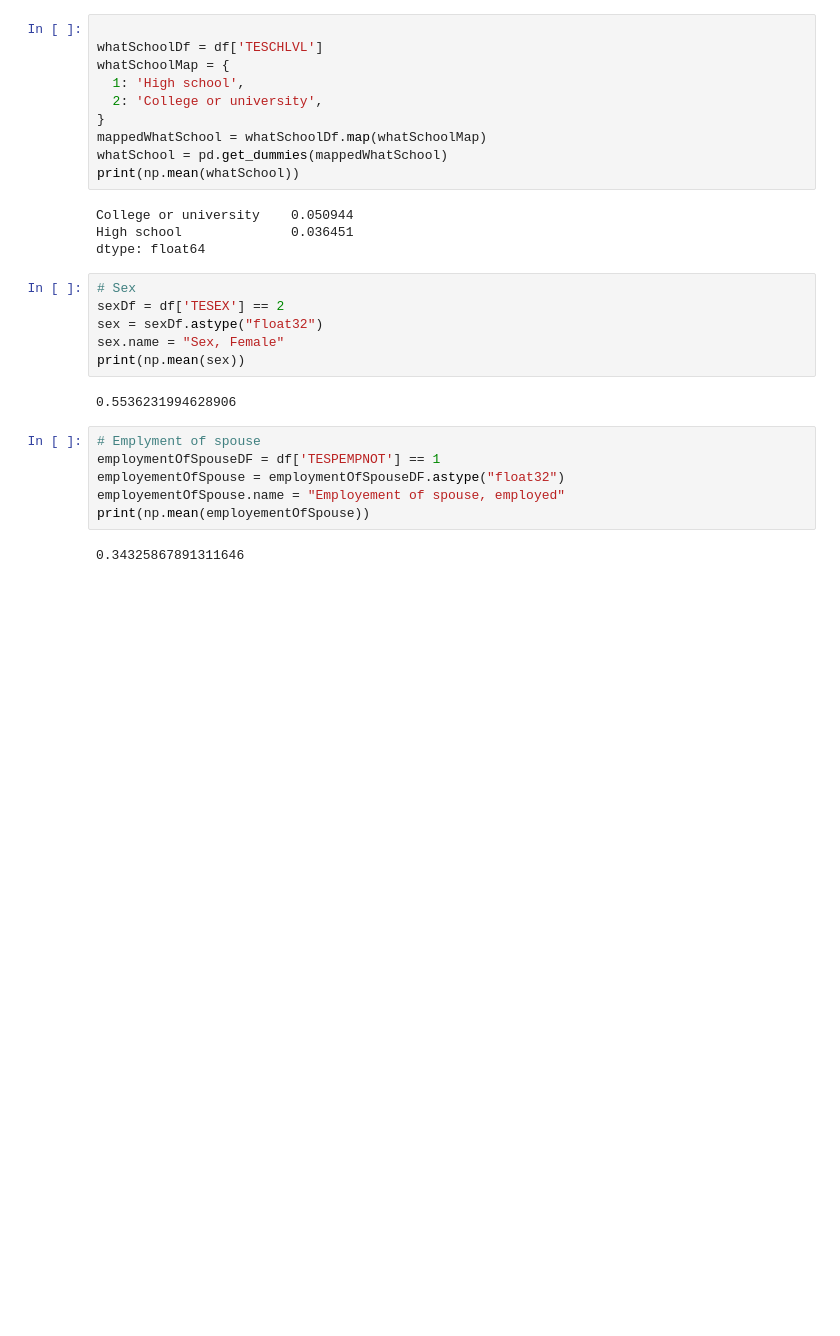
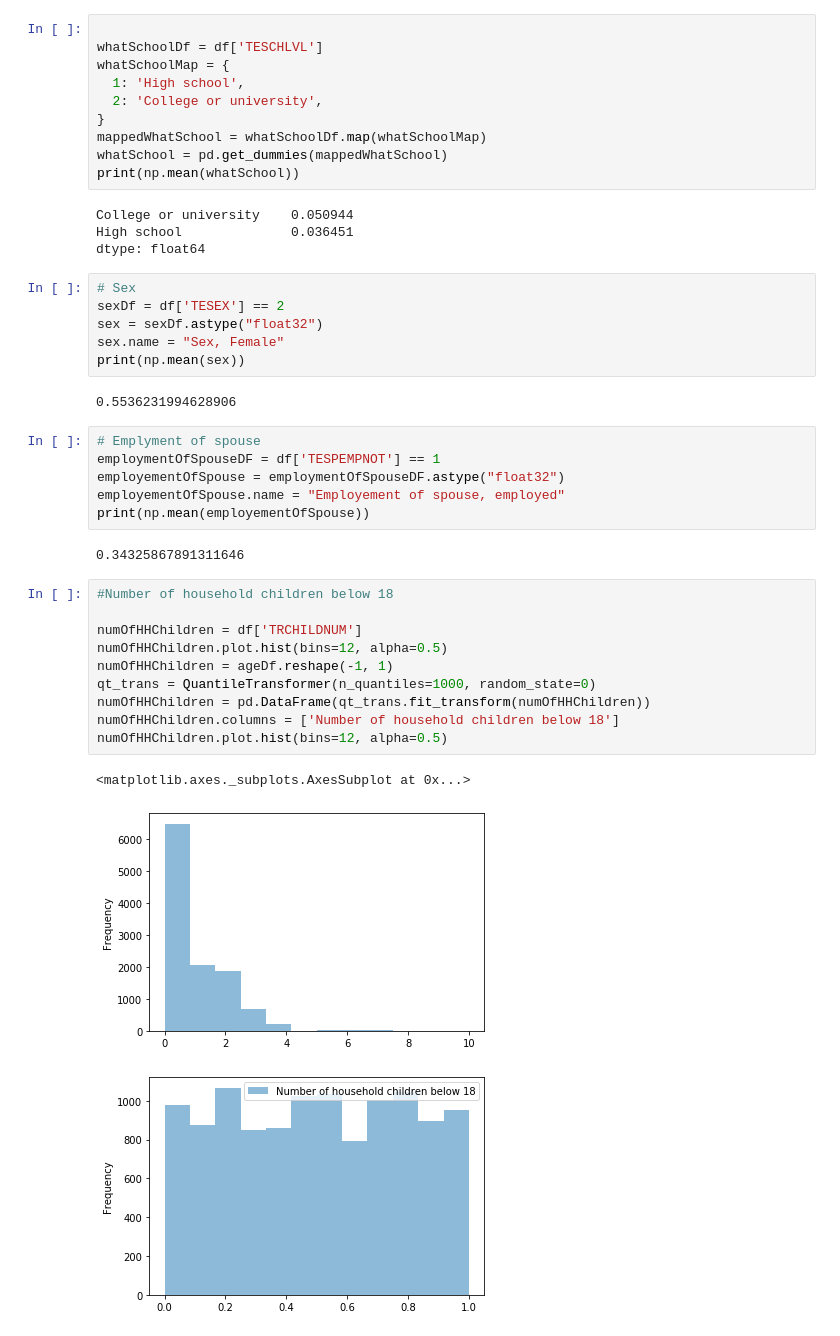
Before and after one commit to yaniv256/VAEs-in-Economics, a Jupyter notebook: Notebooks/Demographic_Data_ATUS_2013.ipynb, the cells around one changed output. Cells and saved outputs as stored; diff of their text form; blank space fills up the shorter version.

Commit message:
Encoded all activity summary file non-timeuse data

```diff
--- a/Notebooks/Demographic_Data_ATUS_2013.ipynb
+++ b/Notebooks/Demographic_Data_ATUS_2013.ipynb
@@ -247,3 +245,17 @@ employementOfSpouse.name = "Employement of spouse, employed"
 print(np.mean(employementOfSpouse))
 # %% [output]
 0.34325867891311646
+# %%
+#Number of household children below 18
+
+numOfHHChildren = df['TRCHILDNUM']
+numOfHHChildren.plot.hist(bins=12, alpha=0.5)
+numOfHHChildren = ageDf.reshape(-1, 1)
+qt_trans = QuantileTransformer(n_quantiles=1000, random_state=0)
+numOfHHChildren = pd.DataFrame(qt_trans.fit_transform(numOfHHChildren))
+numOfHHChildren.columns = ['Number of household children below 18']
+numOfHHChildren.plot.hist(bins=12, alpha=0.5)
+# %% [output]
+<matplotlib.axes._subplots.AxesSubplot at 0x...>
+[figure, added]
+[figure, added]
```
Also changed, not shown: parts of 13 cells of this notebook.
